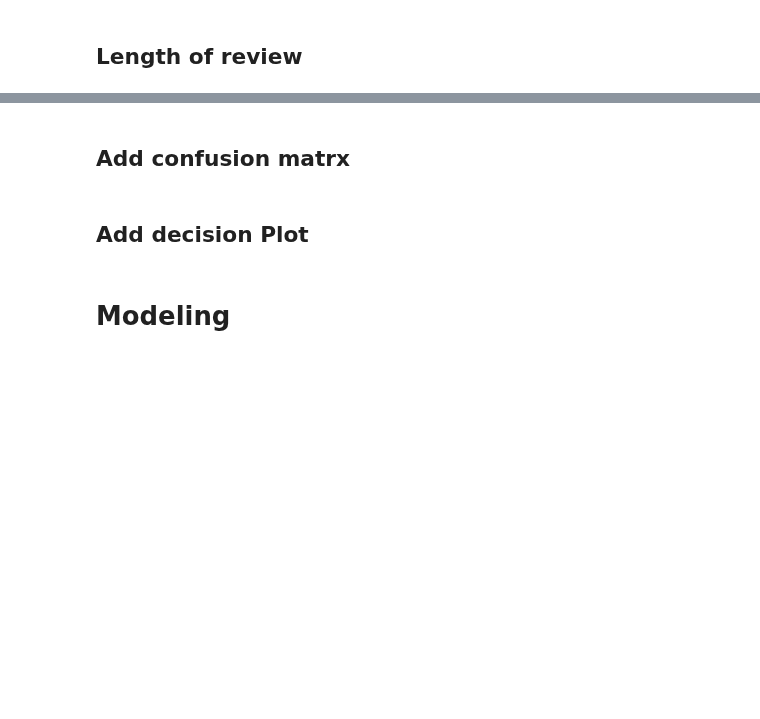
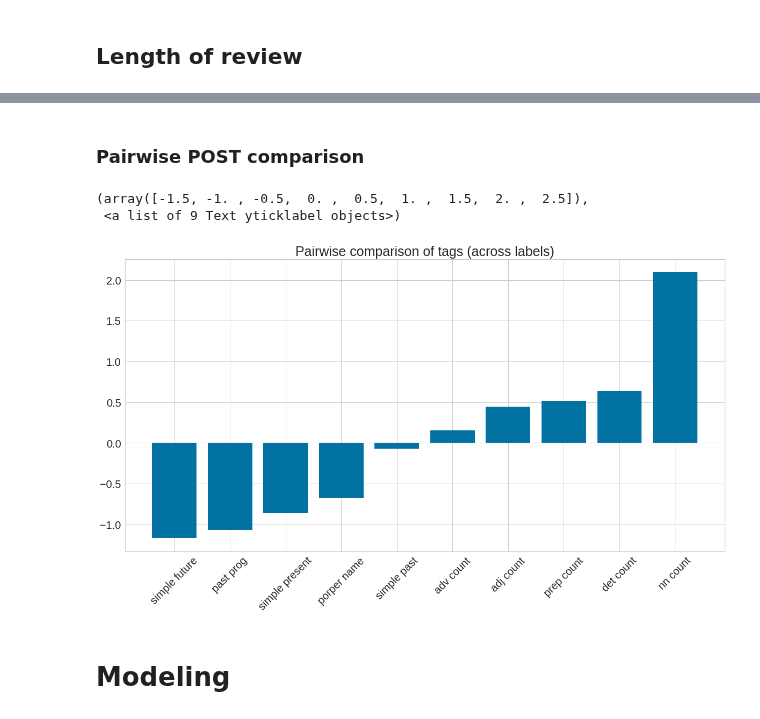
Before and after one commit to twilbers/yelp-tourist-classifier, a Jupyter notebook: yelp_review_analysis.ipynb, the cells around one changed output, grey strips where cells are left out. Drawn from its saved outputs; the diff is of its cells as text; code cells hidden in the pictures; blank space fills up the shorter version.

Commit message:
added corpus analysis graphs

```diff
--- a/yelp_review_analysis.ipynb
+++ b/yelp_review_analysis.ipynb
@@ -86,0 +165,3 @@ yelp_df.sort_values('funny', ascending=False).drop_duplicates()
+# %%
+with open('dump/scraped_reviews_tagged.p', 'rb') as f_reviews_tagged:
+    reviews_tagged = pickle.load(f_reviews_tagged)
@@ -198,4 +276,23 @@ We can check Zipf's Law for the scraped corpus of Yelp reviews by plotting the f
-# %% [markdown]
-## Add confusion matrx
-# %% [markdown]
-## Add decision Plot
+# %%
+class pos_counter():
+
+    adverbs = [u'RB', u'RBR', u'RBS', u'RBS\r', u'RB\r', u'RBR\r']
+    simple_past = [u'VBD', u'VBD\r']
+    simple_present = [u'VBP', u'VPZ', u'VBP\r', u'VPZ\r']
+    past_participle = [u'VBN', u'VBN\r']
+    modal = [u'MD', u'MD\r']
+    pn = [u'NNP', u'NNPS', u'NNP\r', u'NNPS\r']
+    prep = [u'IN', u'IN\r']
+    nn = [u'NN', u'NN\r']
+    adj = [u'JJ', u'JJ\r']
+    dt = [u'DT', u'DT\r']
+
+    def count_pos(tagged_reviews, pos_list):
+        count = 0
+        for review in tagged_reviews:
+            try:
+                if review[1] in pos_list:
+                    count += 1
+            except:
+                pass
+        return count
@@ -202,3 +339,19 @@ We can check Zipf's Law for the scraped corpus of Yelp reviews by plotting the f
+# %% [markdown]
+### Pairwise POST comparison
+# %%
+pltme = yelp_df.loc[:, ['det count', 'adj count', 'nn count', 'prep count', 'porper name', "simple present", "simple past", "simple future", "past prog", 'adv count', 'label_']].groupby('label_').agg('sum').apply(lambda x: (x[0] - x[1] / x[0] + x[1])).transform(lambda x:((x-x.mean())/x.std())).sort_values()
+
+xticks = pltme.index
+ins = np.arange(10)
+plt.figure(figsize=(20,10))
+plt.title('Pairwise comparison of tags (across labels)', fontsize=25)
+plt.bar(ins, pltme.sort_values())
+plt.xticks(ins, xticks, rotation=45, fontsize=20)
+plt.yticks(size=20)
+# %% [output]
+(array([-1.5, -1. , -0.5,  0. ,  0.5,  1. ,  1.5,  2. ,  2.5]),
+ <a list of 9 Text yticklabel objects>)
+[figure, added]
 # %% [markdown]
 # Modeling
 # %% [markdown]
```
Also changed, not shown: parts of 118 cells of this notebook, 3 other files.
